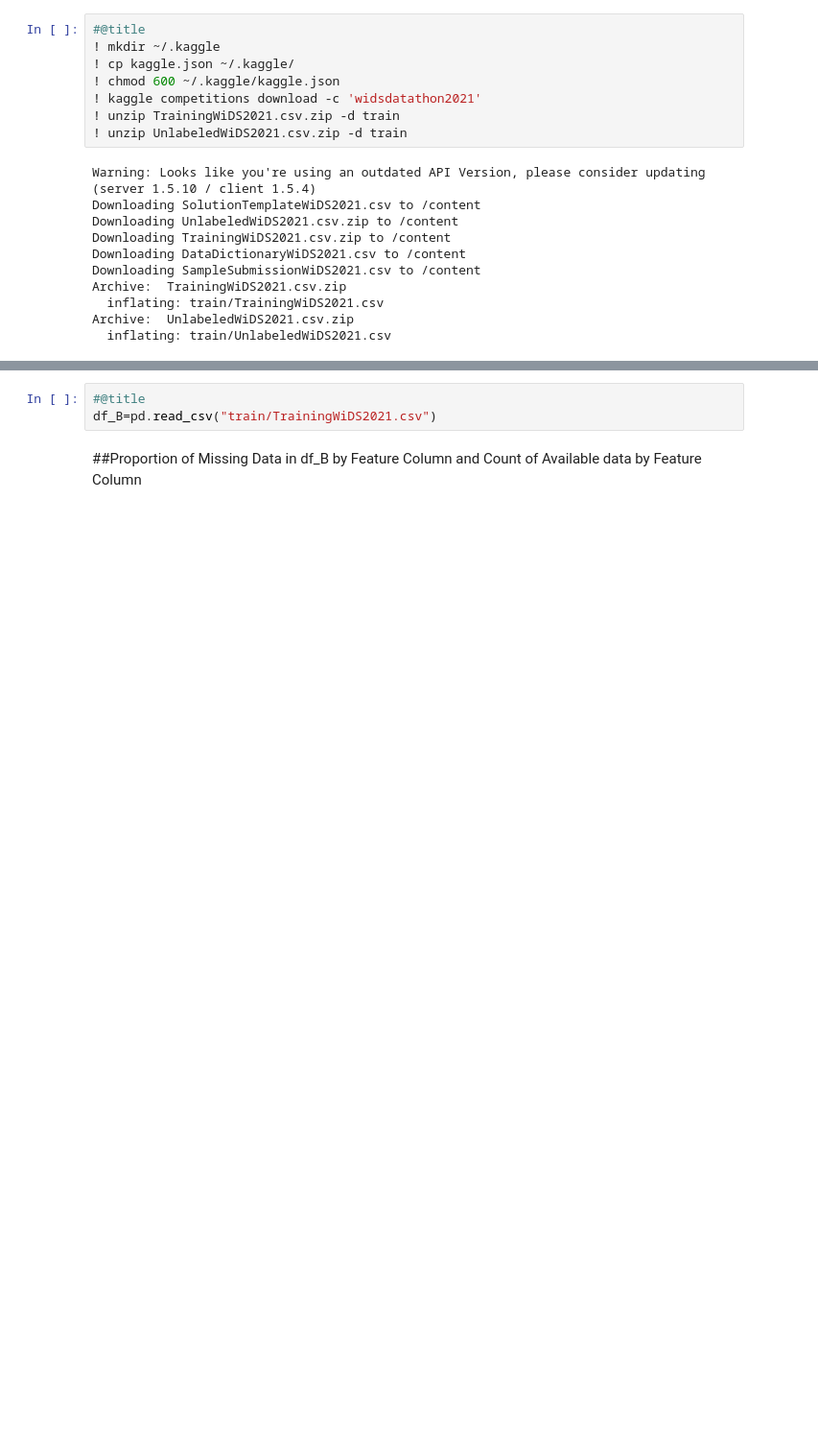
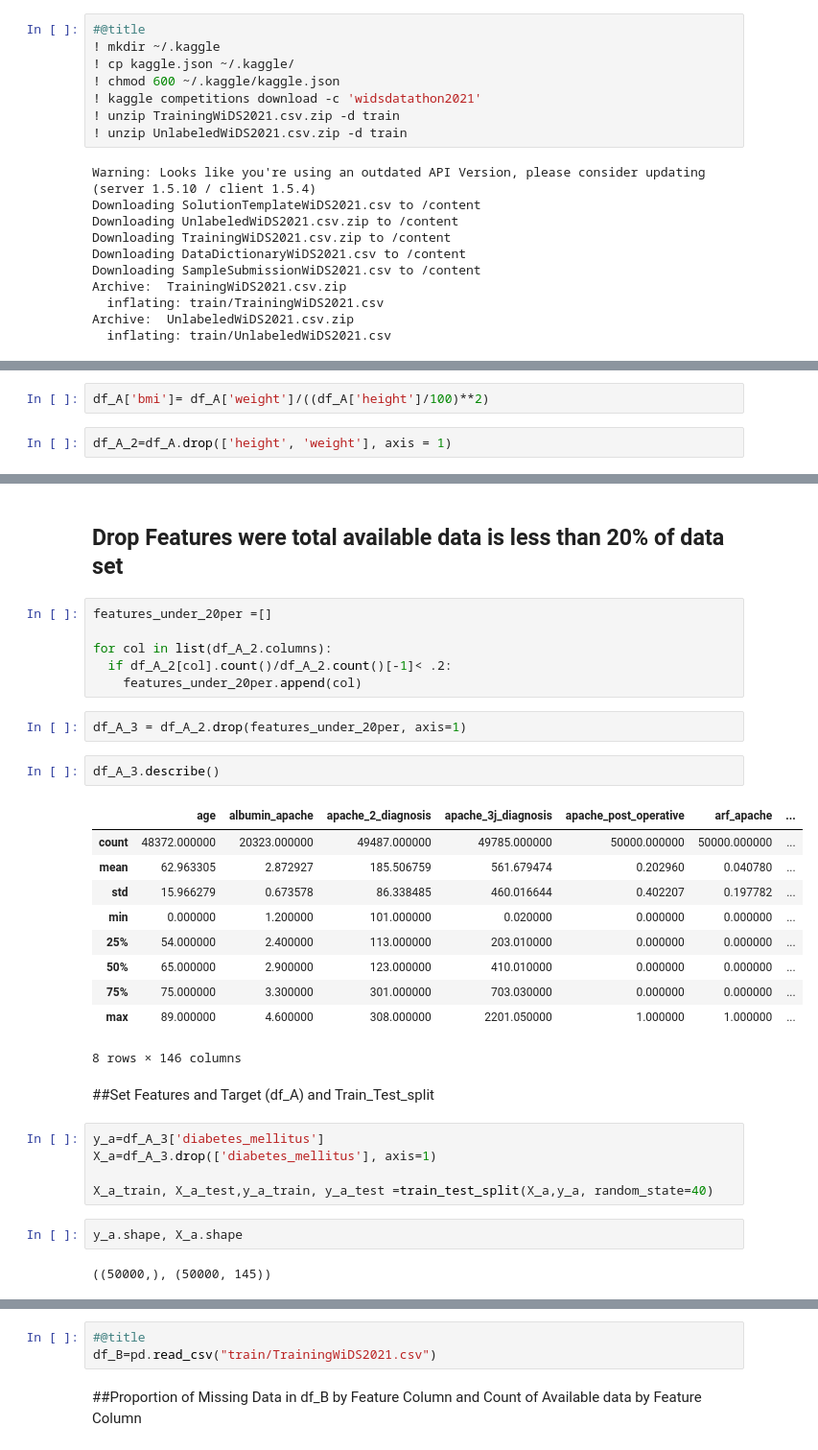
Before and after one commit to K-Hebel/WiDS_Chi, a Jupyter notebook: Model_WiDS.ipynb, the cells around one changed output, grey strips where cells are left out. Shown at 96% size. Saved outputs shown, nothing was run; the diff lists cells and outputs as text; blank space fills up the shorter version.

```diff
--- a/Model_WiDS.ipynb
+++ b/Model_WiDS.ipynb
@@ -135,0 +112,4 @@ Archive:  UnlabeledWiDS2021.csv.zip
+# %%
+df_A['bmi']= df_A['weight']/((df_A['height']/100)**2)
+# %%
+df_A_2=df_A.drop(['height', 'weight'], axis = 1)
@@ -135,0 +146,34 @@ Archive:  UnlabeledWiDS2021.csv.zip
+# %% [markdown]
+## Drop Features were total available data is less than 20% of data set
+# %%
+features_under_20per =[]
+
+for col in list(df_A_2.columns):
+  if df_A_2[col].count()/df_A_2.count()[-1]< .2:
+    features_under_20per.append(col)
+# %%
+df_A_3 = df_A_2.drop(features_under_20per, axis=1)
+# %%
+df_A_3.describe()
+# %% [output]
+|  | age | albumin_apache | apache_2_diagnosis | apache_3j_diagnosis | apache_post_operative | arf_apache | ... |
+| count | 48372.000000 | 20323.000000 | 49487.000000 | 49785.000000 | 50000.000000 | 50000.000000 | ... |
+| mean | 62.963305 | 2.872927 | 185.506759 | 561.679474 | 0.202960 | 0.040780 | ... |
+| std | 15.966279 | 0.673578 | 86.338485 | 460.016644 | 0.402207 | 0.197782 | ... |
+| min | 0.000000 | 1.200000 | 101.000000 | 0.020000 | 0.000000 | 0.000000 | ... |
+| 25% | 54.000000 | 2.400000 | 113.000000 | 203.010000 | 0.000000 | 0.000000 | ... |
+| 50% | 65.000000 | 2.900000 | 123.000000 | 410.010000 | 0.000000 | 0.000000 | ... |
+| 75% | 75.000000 | 3.300000 | 301.000000 | 703.030000 | 0.000000 | 0.000000 | ... |
+| max | 89.000000 | 4.600000 | 308.000000 | 2201.050000 | 1.000000 | 1.000000 | ... |
+8 rows × 146 columns
+# %% [markdown]
+##Set Features and Target (df_A) and Train_Test_split
+# %%
+y_a=df_A_3['diabetes_mellitus']
+X_a=df_A_3.drop(['diabetes_mellitus'], axis=1)
+
+X_a_train, X_a_test,y_a_train, y_a_test =train_test_split(X_a,y_a, random_state=40)
+# %%
+y_a.shape, X_a.shape
+# %% [output]
+((50000,), (50000, 145))
```
Also changed, not shown: parts of 45 cells of this notebook.
